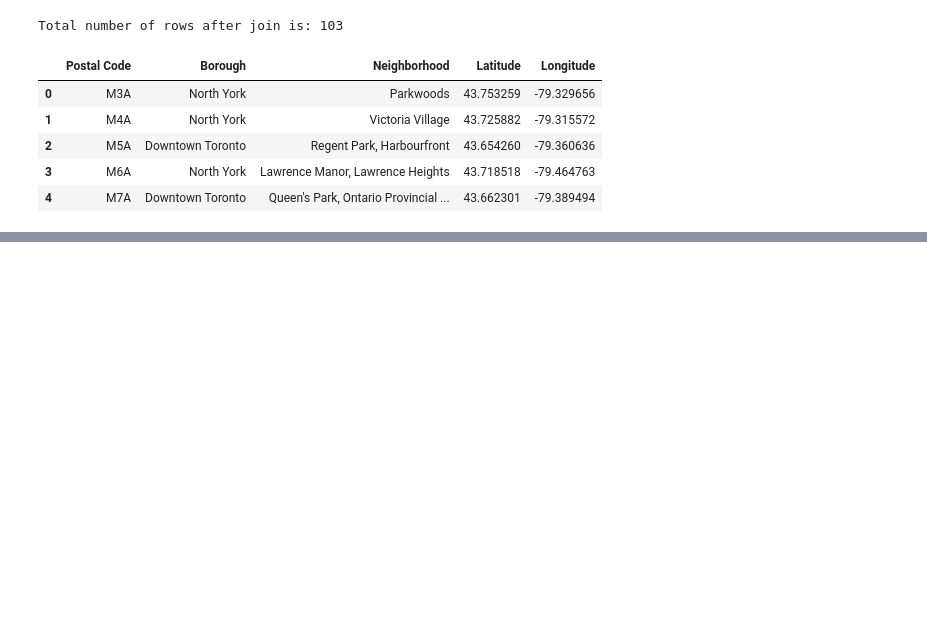
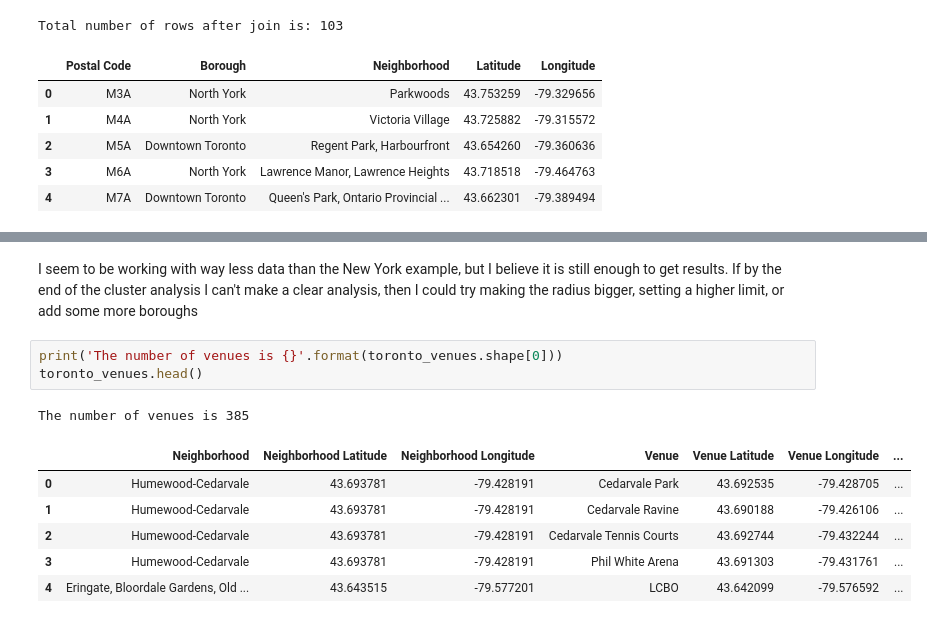
Before and after one commit to mig-calval/Coursera_Capstone, a Jupyter notebook: Capstone_Project.ipynb, the cells around one changed output, grey strips where cells are left out. Cells and saved outputs as stored; diff of their text form; blank space fills up the shorter version.

```diff
--- a/Capstone_Project.ipynb
+++ b/Capstone_Project.ipynb
@@ -171 +334,14 @@ I proceed to make clusters and create maps to understand the behavior of the wra
+# %% [markdown]
+I seem to be working with way less data than the New York example, but I believe it is still enough to get results. If by the end of the cluster analysis I can't make a clear analysis, then I could try making the radius bigger, setting a higher limit, or add some more boroughs
+# %%
+print('The number of venues is {}'.format(toronto_venues.shape[0]))
+toronto_venues.head()
+# %% [output]
+The number of venues is 385
+|  | Neighborhood | Neighborhood Latitude | Neighborhood Longitude | Venue | Venue Latitude | Venue Longitude | ... |
+| 0 | Humewood-Cedarvale | 43.693781 | -79.428191 | Cedarvale Park | 43.692535 | -79.428705 | ... |
+| 1 | Humewood-Cedarvale | 43.693781 | -79.428191 | Cedarvale Ravine | 43.690188 | -79.426106 | ... |
+| 2 | Humewood-Cedarvale | 43.693781 | -79.428191 | Cedarvale Tennis Courts | 43.692744 | -79.432244 | ... |
+| 3 | Humewood-Cedarvale | 43.693781 | -79.428191 | Phil White Arena | 43.691303 | -79.431761 | ... |
+| 4 | Eringate, Bloordale Gardens, Old ... | 43.643515 | -79.577201 | LCBO | 43.642099 | -79.576592 | ... |
 # %%
```
Also changed, not shown: parts of 42 cells of this notebook.
